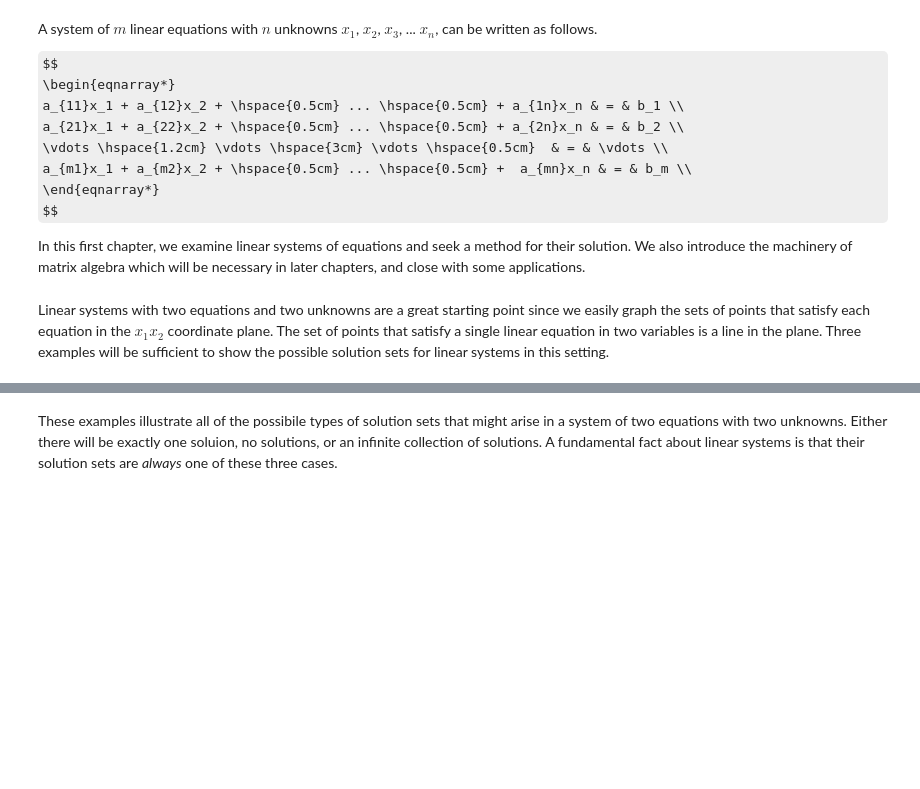
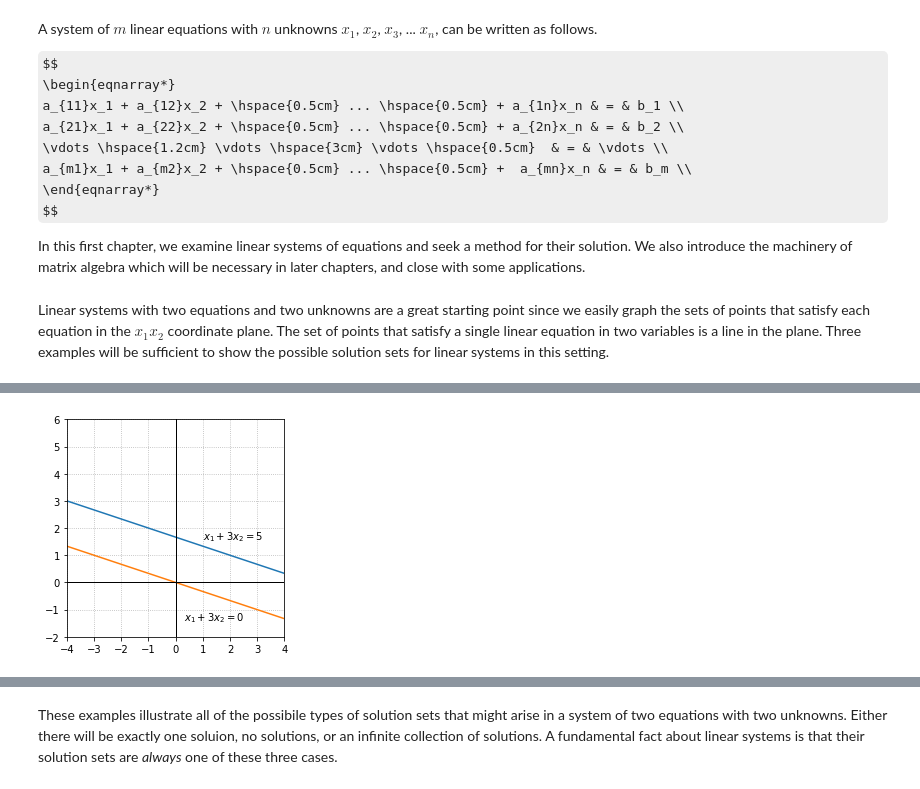
Before and after one commit to bvanderlei/jupyter-guide-to-linear-algebra, a Jupyter notebook: Linear_Systems.ipynb, the cells around one changed output, grey strips where cells are left out. Drawn from its saved outputs; the diff is of its cells as text; code cells hidden in the pictures; some formulas as TeX source; blank space fills up the shorter version.

```diff
--- a/Linear_Systems.ipynb
+++ b/Linear_Systems.ipynb
@@ -46,3 +72,31 @@ In this example the solution sets of the individual equation represent lines tha
+# %%
+
+x=np.linspace(-5,5,100)
+
+fig, ax = plt.subplots()
+
+
+ax.plot(x,(5-x)/3)
+ax.plot(x,-x/3)
+
+ax.text(1,1.6,'$x_1+3x_2 = 5$')
+ax.text(0.3,-1.4,'$x_1+3x_2 = 0$')
+
+ax.set_xlim(-4,4)
+ax.set_ylim(-2,6)
+ax.axvline(color='k',linewidth = 1)
+ax.axhline(color='k',linewidth = 1)
+
+## Ticks!
+xticks = []
+for i in range(-4,5):
+    xticks.append(i)
+ax.set_xticks(xticks)
+
+ax.set_aspect('equal')
+ax.grid(True,ls=':')
+# %% [output]
+[figure, added]
 # %% [markdown]
 ### Example 3
 
```
Also changed, not shown: parts of 5 cells of this notebook, 6 other files.
